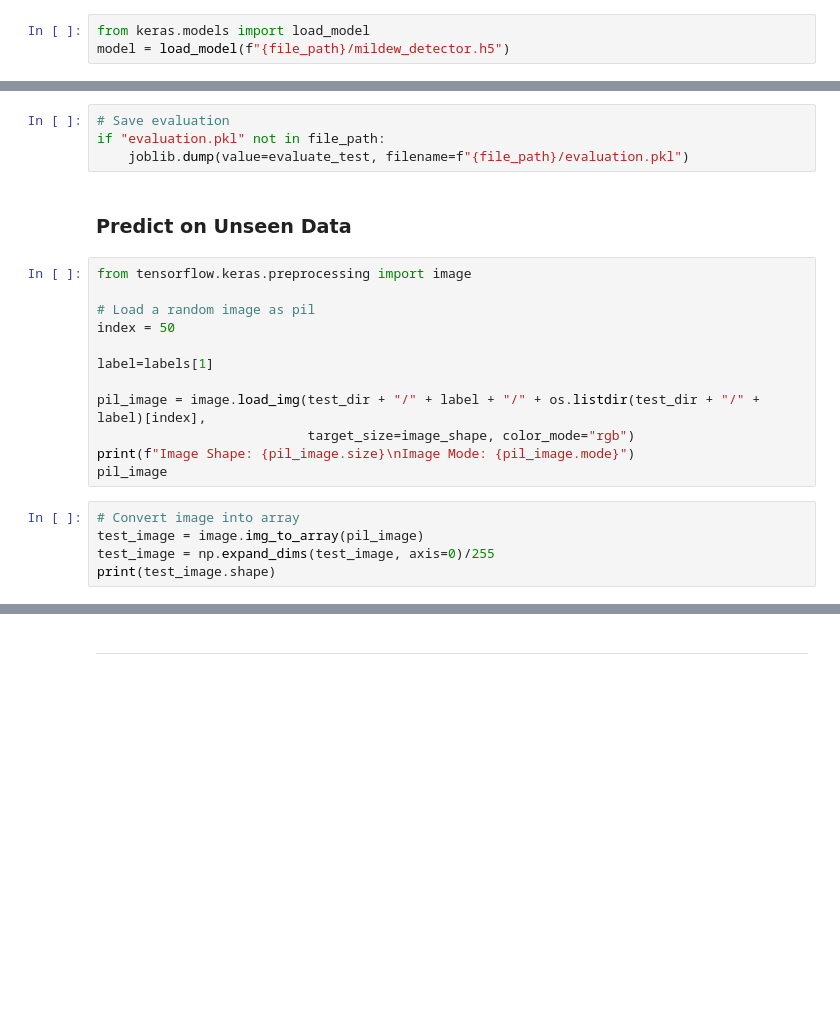
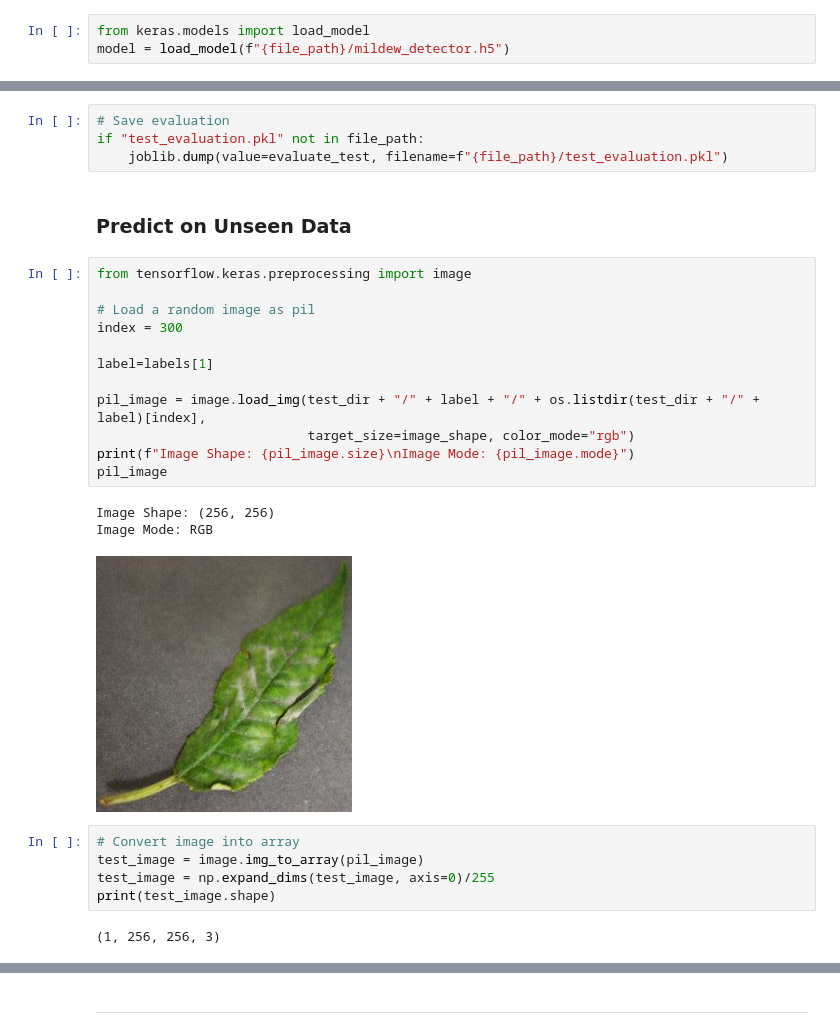
Before and after one commit to Hasmelash95/cherry-leaves-mildew, a Jupyter notebook: jupyter_notebooks/03 - Modelling and Evaluation.ipynb, the cells around one changed output, grey strips where cells are left out. Saved outputs shown, nothing was run; the diff lists cells and outputs as text; blank space fills up the shorter version.

```diff
--- a/jupyter_notebooks/03 - Modelling and Evaluation.ipynb
+++ b/jupyter_notebooks/03 - Modelling and Evaluation.ipynb
@@ -281,26 +283,32 @@ evaluate_test = model.evaluate(test_set)
 # %%
 # Save evaluation
-if "evaluation.pkl" not in file_path:
-    joblib.dump(value=evaluate_test, filename=f"{file_path}/evaluation.pkl")
+if "test_evaluation.pkl" not in file_path:
+    joblib.dump(value=evaluate_test, filename=f"{file_path}/test_evaluation.pkl")
 # %% [markdown]
 ### Predict on Unseen Data
 # %%
 from tensorflow.keras.preprocessing import image
 
 # Load a random image as pil
-index = 50
+index = 300
 
 label=labels[1]
 
 pil_image = image.load_img(test_dir + "/" + label + "/" + os.listdir(test_dir + "/" + label)[index],
                            target_size=image_shape, color_mode="rgb")
 print(f"Image Shape: {pil_image.size}\nImage Mode: {pil_image.mode}")
 pil_image
+# %% [output]
+Image Shape: (256, 256)
+Image Mode: RGB
+[figure, added]
 # %%
 # Convert image into array
 test_image = image.img_to_array(pil_image)
 test_image = np.expand_dims(test_image, axis=0)/255
 print(test_image.shape)
+# %% [output]
+(1, 256, 256, 3)
 # %%
 probability = model.predict(test_image)[0, 0]
 
```
Also changed, not shown: parts of 3 cells of this notebook, 5 other files.
